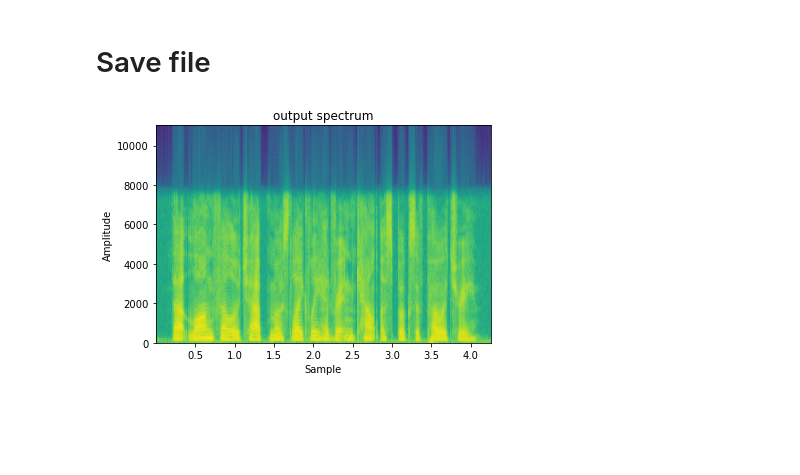
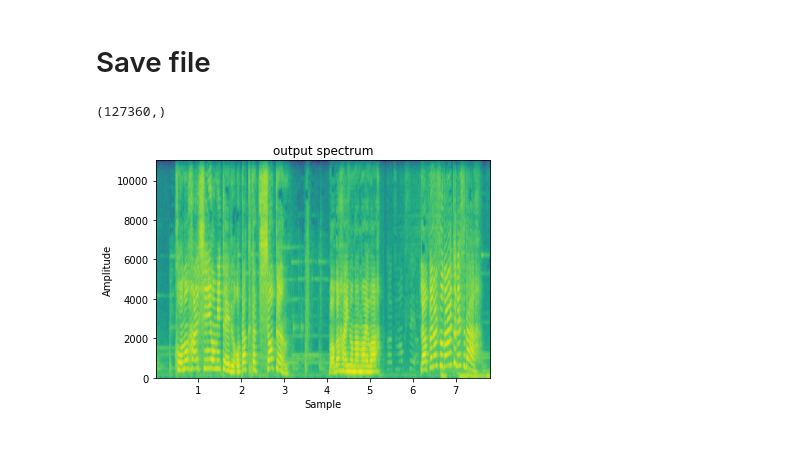
Before and after one commit to mmi366127/2022-Intro-to-AI-final-project, a Jupyter notebook: randomCNN.ipynb, the cells around one changed output. Saved outputs shown, nothing was run; the diff lists cells and outputs as text; code cells hidden in the pictures.

```diff
--- a/randomCNN.ipynb
+++ b/randomCNN.ipynb
@@ -27,8 +28,8 @@ from RandomCNN.processing import wav2spectrum, sampleRate
 import torch
 
 
-x_content = loadFile(CONTENT_FILE)
-x_style = loadFile(STYLE_FILE)
+x_content = loadFile(CONTENT_FILE, sampleRate)
+x_style = loadFile(STYLE_FILE, sampleRate)
 
 a_content = wav2spectrum(x_content)
 a_style = wav2spectrum(x_style)
@@ -138,17 +139,18 @@ plot_curve(content_losses, style_losses, losses, same_y_scale=False)
 # %%
 
 from utils import writeFile, plot_spectrogram_with_raw_signal
-from RandomCNN.processing import spectrum2wav
+from RandomCNN.processing import spectrum2wav, sampleRate
 import os
 
-filename = 'randomCNN.wav'
+filename = 'randomCNN2.wav'
 
 x = spectrum2wav(gen_spectrum)
+print(x.shape)
 
-writeFile(os.path.join('./output/', filename), x)
-
+writeFile(os.path.join('./output/', filename), x, sampleRate)
 plot_spectrogram_with_raw_signal(x_style, sampleRate, 'output spectrum')
 # %% [output]
+(127360,)
-[figure, old version]
+[figure, new version]
 # %% [markdown]
 #
```
Also changed, not shown: parts of 4 cells of this notebook, 6 other files.
